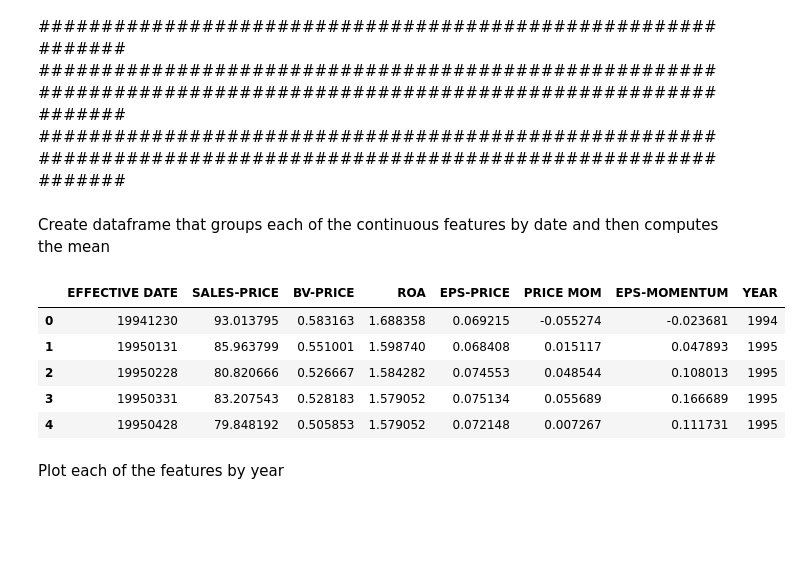
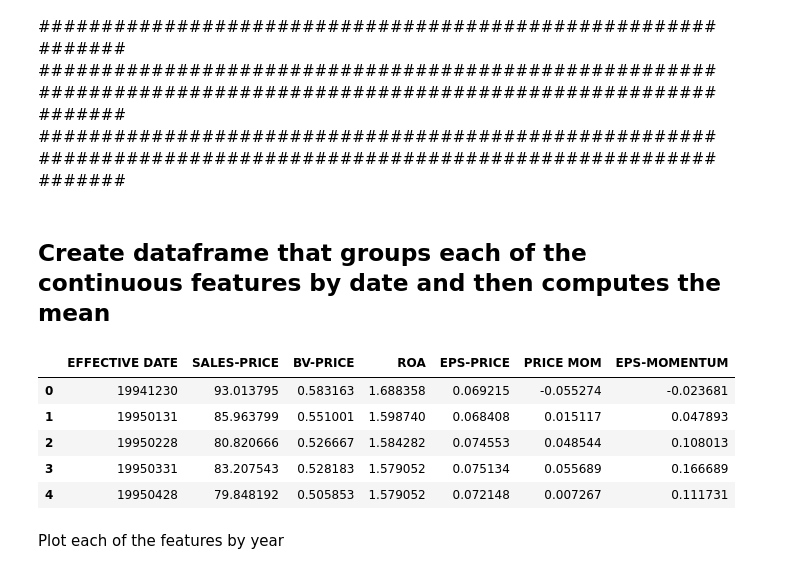
Before and after one commit to pd0687/DSprojects, a Jupyter notebook: capstone2/EDA.ipynb, the cells around one changed output. Saved outputs shown, nothing was run; the diff lists cells and outputs as text; code cells hidden in the pictures; blank space fills up the shorter version.

```diff
--- a/capstone2/EDA.ipynb
+++ b/capstone2/EDA.ipynb
@@ -22,22 +37,20 @@ data.head()
 ###################################################################################################################
 ###################################################################################################################
 # %% [markdown]
-Create dataframe that groups each of the continuous features by date and then computes the mean
+## Create dataframe that groups each of the continuous features by date and then computes the mean
 # %%
 group_mean = pd.DataFrame(data.groupby(['EFFECTIVE DATE'])[['SALES-PRICE', 'BV-PRICE', 'ROA', 'EPS-PRICE', 'PRICE MOM', \
                                                   'EPS-MOMENTUM']].mean())
 
 group_mean.reset_index(inplace=True)
 
-group_mean['YEAR'] = pd.to_numeric(group_mean['EFFECTIVE DATE'].astype(str).str[:4])
-
 group_mean.head()
 # %% [output]
-|  | EFFECTIVE DATE | SALES-PRICE | BV-PRICE | ROA | EPS-PRICE | PRICE MOM | EPS-MOMENTUM | YEAR |
-| 0 | 19941230 | 93.013795 | 0.583163 | 1.688358 | 0.069215 | -0.055274 | -0.023681 | 1994 |
-| 1 | 19950131 | 85.963799 | 0.551001 | 1.598740 | 0.068408 | 0.015117 | 0.047893 | 1995 |
-| 2 | 19950228 | 80.820666 | 0.526667 | 1.584282 | 0.074553 | 0.048544 | 0.108013 | 1995 |
-| 3 | 19950331 | 83.207543 | 0.528183 | 1.579052 | 0.075134 | 0.055689 | 0.166689 | 1995 |
-| 4 | 19950428 | 79.848192 | 0.505853 | 1.579052 | 0.072148 | 0.007267 | 0.111731 | 1995 |
+|  | EFFECTIVE DATE | SALES-PRICE | BV-PRICE | ROA | EPS-PRICE | PRICE MOM | EPS-MOMENTUM |
+| 0 | 19941230 | 93.013795 | 0.583163 | 1.688358 | 0.069215 | -0.055274 | -0.023681 |
+| 1 | 19950131 | 85.963799 | 0.551001 | 1.598740 | 0.068408 | 0.015117 | 0.047893 |
+| 2 | 19950228 | 80.820666 | 0.526667 | 1.584282 | 0.074553 | 0.048544 | 0.108013 |
+| 3 | 19950331 | 83.207543 | 0.528183 | 1.579052 | 0.075134 | 0.055689 | 0.166689 |
+| 4 | 19950428 | 79.848192 | 0.505853 | 1.579052 | 0.072148 | 0.007267 | 0.111731 |
 # %% [markdown]
 Plot each of the features by year
```
Also changed, not shown: parts of 33 cells of this notebook.
